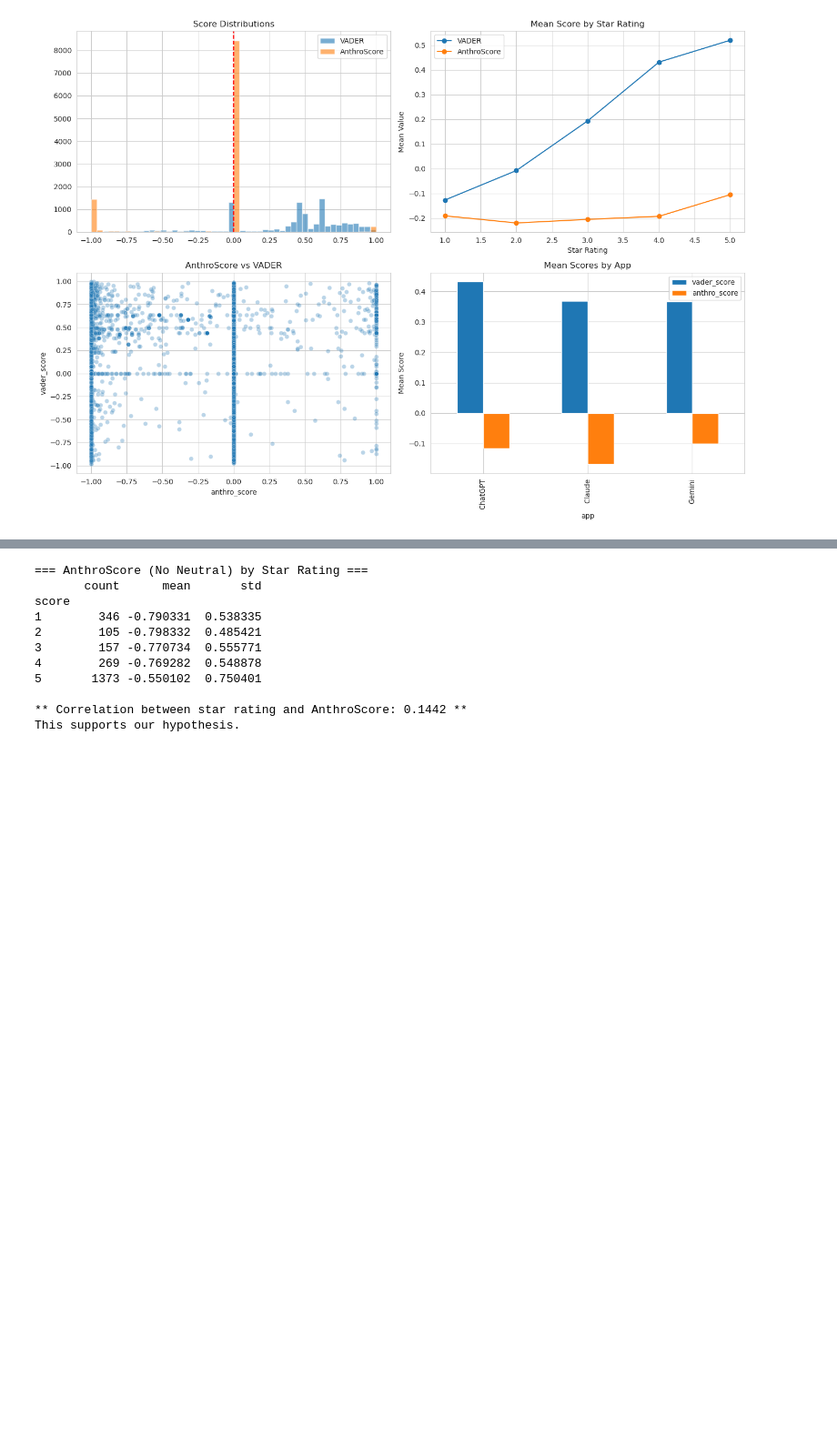
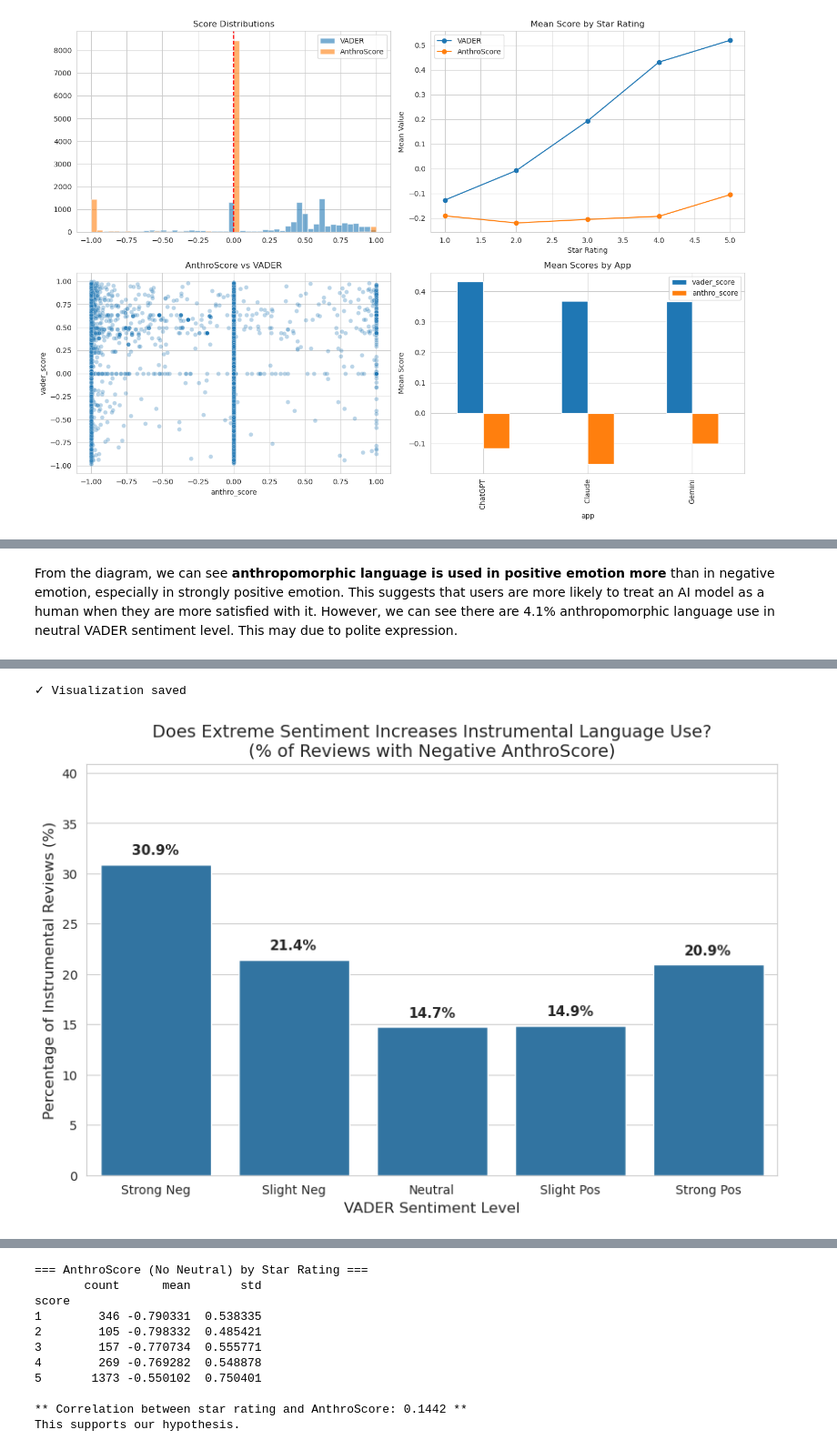
Before and after one commit to COGS108/Group114_WI26, a Jupyter notebook: 02-EDACheckpoint.ipynb, the cells around one changed output, grey strips where cells are left out. Shown at 91% size. Saved outputs shown, nothing was run; the diff lists cells and outputs as text; code cells hidden in the pictures; blank space fills up the shorter version.

```diff
--- a/02-EDACheckpoint.ipynb
+++ b/02-EDACheckpoint.ipynb
@@ -1184,0 +1225,26 @@ AnthroScore ↔ VADER Score: 0.0204
+# %% [markdown]
+From the diagram, we can see **anthropomorphic language is used in positive emotion more** than in negative emotion, especially in strongly positive emotion. This suggests that users are more likely to treat an AI model as a human when they are more satisfied with it. However, we can see there are 4.1% anthropomorphic language use in neutral VADER sentiment level. This may due to polite expression.
+# %%
+# Detect whether the users use instrumental language
+df['is_instrumental'] = (df['anthro_score'] < 0).astype(int)
+display(df.head())
+
+# Calculate the instrumental percentage of each bin
+bin_instrumental_summary = df.groupby('vader_bin', observed=False)['is_instrumental'].mean() * 100
+
+# Visualization
+plt.figure(figsize=(10, 6))
+ax = sns.barplot(x=bin_summary.index, y=bin_instrumental_summary.values)
+
+plt.title('Does Extreme Sentiment Increases Instrumental Language Use?\n(% of Reviews with Negative AnthroScore)', fontsize=14)
+plt.ylabel('Percentage of Instrumental Reviews (%)', fontsize=12)
+plt.xlabel('VADER Sentiment Level', fontsize=12)
+plt.ylim(0, max(bin_instrumental_summary.values) + 10)
+
+for i, v in enumerate(bin_instrumental_summary.values):
+    ax.text(i, v + 1, f"{v:.1f}%", ha='center', fontweight='bold', fontsize=11)
+
+plt.savefig('data/01-interim/instru_vader_analysis.png', dpi=300, bbox_inches='tight')
+print("✓ Visualization saved")
+plt.show()
+# %% [output]
@@ -1184,0 +1257,2 @@ AnthroScore ↔ VADER Score: 0.0204
+✓ Visualization saved
+[figure, added]
```
Also changed, not shown: parts of 5 cells of this notebook, 2 other files.
